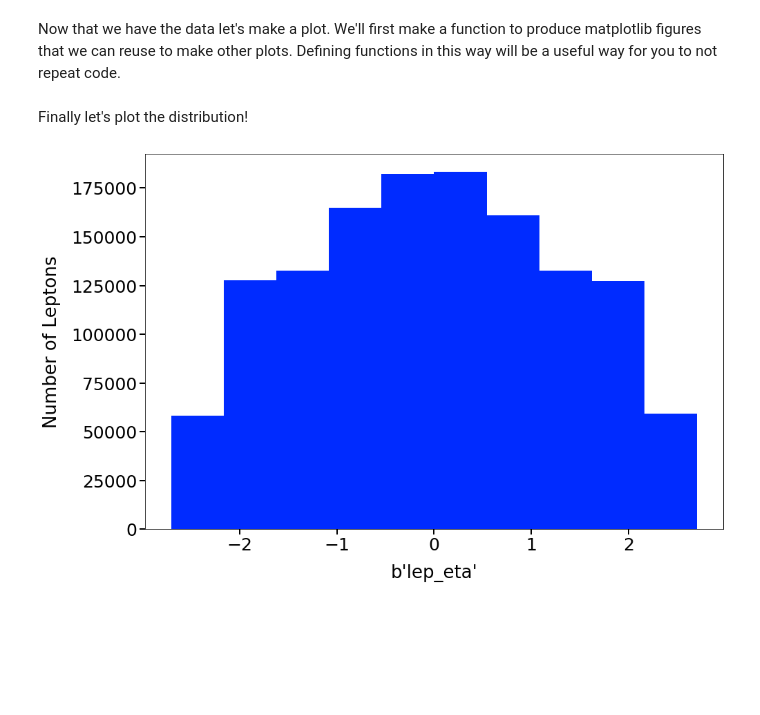
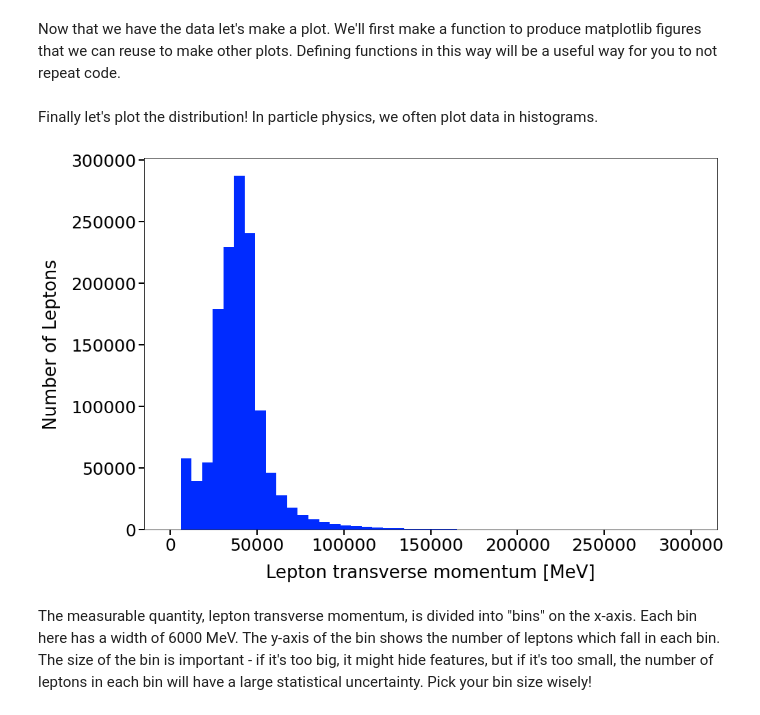
Before and after one commit to badeaa3/HarvardPhys145, a Jupyter notebook: python/Open File and Plot Using Uproot.ipynb, the cells around one changed output. Saved outputs shown, nothing was run; the diff lists cells and outputs as text; code cells hidden in the pictures; blank space fills up the shorter version.

```diff
--- a/python/Open File and Plot Using Uproot.ipynb
+++ b/python/Open File and Plot Using Uproot.ipynb
@@ -15,6 +15,6 @@ import matplotlib.pyplot as plt
 # %% [markdown]
 Let's open the data file. Change the path set equal to inFileName to the location of your data file. Then use uproot.open to open the data file. It will open the file into a dictionary format.
 # %%
-inFileName = "../../Data/data_A.exactly2lep.root"
+inFileName = "../Data/ATLAS/data_A.exactly2lep.root"
 file = uproot.open(inFileName)
 # %% [markdown]
@@ -53,8 +60,9 @@ As you can see above, there are several different branches for the tree mini;1.
 # %%
-tree = b'mini;1'
-branch = b'lep_eta'
-lep_eta = file[tree].array(branch)
-print("There are {} dilepton events in this sample!".format(len(lep_eta)))
+tree    = b'mini;1'
+branch  = b'lep_pt'
+lep_pt = file[tree].array(branch)
+n_lep   = len(lep_pt)
+print("There are {} dilepton events in this sample!".format(n_lep))
 # %% [output]
 There are 664613 dilepton events in this sample!
 # %% [markdown]
@@ -75,10 +83,17 @@ def make_fig(xTitle="xTitle",yTitle="yTitle"):
 
     return fig, ax
 # %% [markdown]
-Finally let's plot the distribution!
+Finally let's plot the distribution! In particle physics, we often plot data in histograms.
 # %%
-yTitle = "Number of Leptons"
-fig, ax = make_fig(xTitle=branch,yTitle=yTitle)
-n, bins, patches = ax.hist(lep_eta.flatten())
+xtitle  = "Lepton transverse momentum [MeV]"
+ytitle  = "Number of Leptons"
+fig, ax = make_fig(xTitle=xtitle,yTitle=ytitle)
+nbins   = 50 # number of bins in histogram
+xlow    = 0
+xhigh   = 300000
+bins    = np.linspace(xlow, xhigh,nbins)
+n, bins, patches = ax.hist(lep_pt.flatten(), bins)
 # %% [output]
-[figure, old version]
+[figure, new version]
+# %% [markdown]
+The measurable quantity, lepton transverse momentum, is divided into "bins" on the x-axis. Each bin here has a width of 6000 MeV. The y-axis of the bin shows the number of leptons which fall in each bin. The size of the bin is important - if it's too big, it might hide features, but if it's too small, the number of leptons in each bin will have a large statistical uncertainty. Pick your bin size wisely!
```
Also changed, not shown: parts of 3 cells of this notebook.
